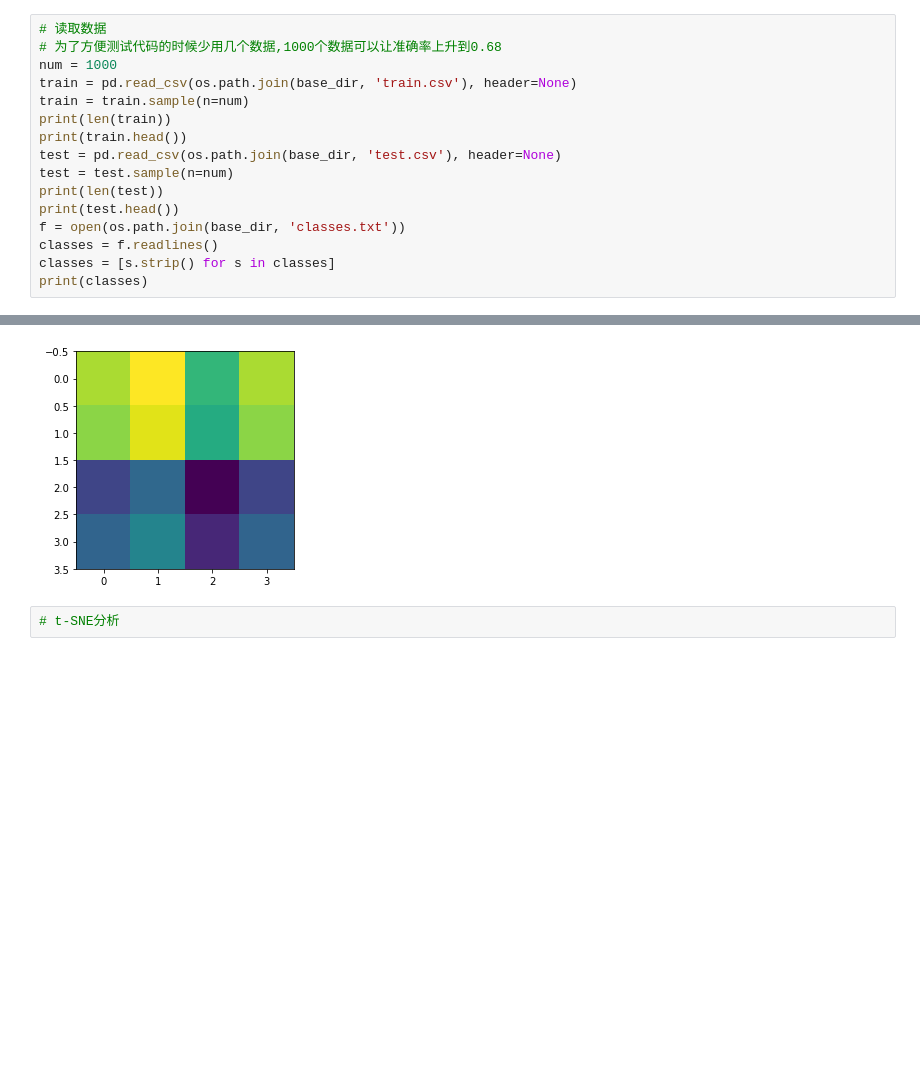
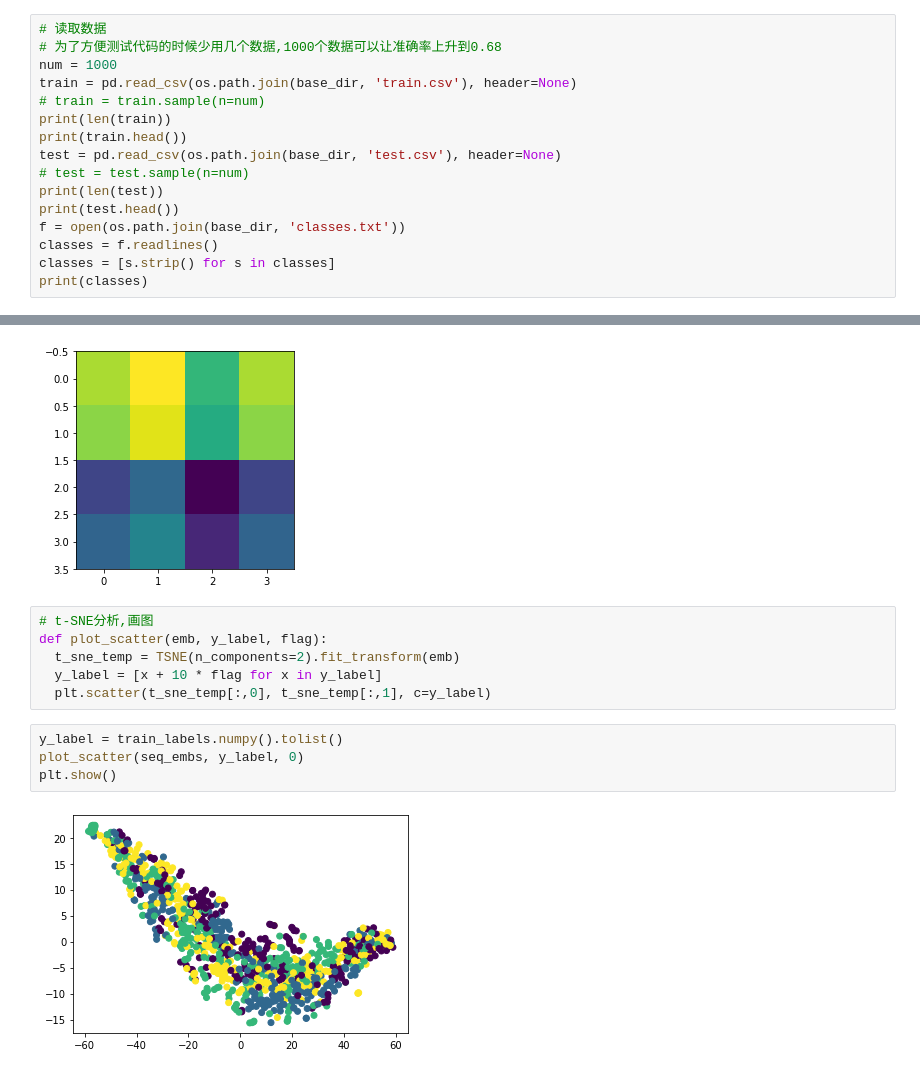
Before and after one commit to buzhangjiuzhou/DLfinal, a Jupyter notebook: bert_AGnews_3.ipynb, the cells around one changed output, grey strips where cells are left out. Saved outputs shown, nothing was run; the diff lists cells and outputs as text; blank space fills up the shorter version.

```diff
--- a/bert_AGnews_3.ipynb
+++ b/bert_AGnews_3.ipynb
@@ -113,11 +96,11 @@ os.listdir(base_dir)
 # 为了方便测试代码的时候少用几个数据,1000个数据可以让准确率上升到0.68
 num = 1000
 train = pd.read_csv(os.path.join(base_dir, 'train.csv'), header=None)
-train = train.sample(n=num)
+# train = train.sample(n=num)
 print(len(train))
 print(train.head())
 test = pd.read_csv(os.path.join(base_dir, 'test.csv'), header=None)
-test = test.sample(n=num)
+# test = test.sample(n=num)
 print(len(test))
 print(test.head())
 f = open(os.path.join(base_dir, 'classes.txt'))
@@ -360,5 +343,15 @@ plt.imshow(res)
 plt.show()
 # %% [output]
 [figure]
-# %%
-# t-SNE分析
+# %%
+# t-SNE分析,画图
+def plot_scatter(emb, y_label, flag):
+  t_sne_temp = TSNE(n_components=2).fit_transform(emb)
+  y_label = [x + 10 * flag for x in y_label]
+  plt.scatter(t_sne_temp[:,0], t_sne_temp[:,1], c=y_label)
+# %%
+y_label = train_labels.numpy().tolist()
+plot_scatter(seq_embs, y_label, 0)
+plt.show()
+# %% [output]
+[figure, added]
```
Also changed, not shown: parts of 4 cells of this notebook.
